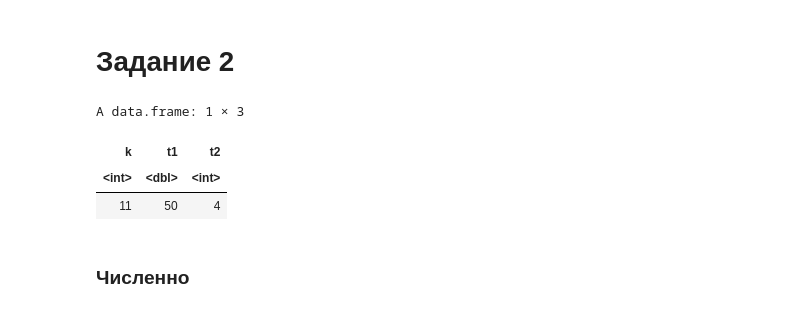
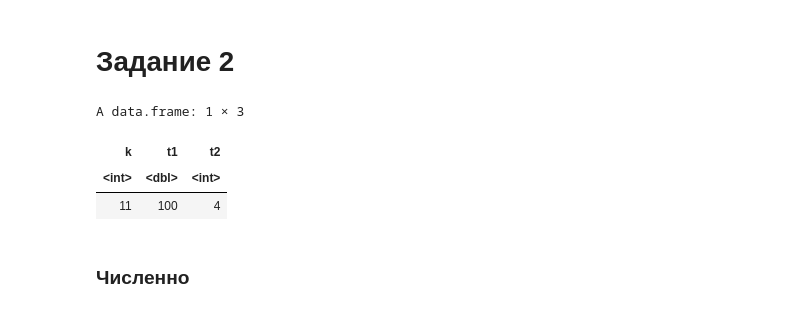
Before and after one commit to DeadlySquad13/t4-2-PerformanceAnalysis__Labs, a Jupyter notebook: Lab3/PerformanceAnalysis__Lab3.ipynb, the cells around one changed output. Saved outputs shown, nothing was run; the diff lists cells and outputs as text; code cells hidden in the pictures.

```diff
--- a/Lab3/PerformanceAnalysis__Lab3.ipynb
+++ b/Lab3/PerformanceAnalysis__Lab3.ipynb
@@ -148,17 +189,17 @@ initial_state_probabilities %*% matrix.power(transition_matrix, k)
 # %%
 variant <- 5
 set.seed(variant)
 k <- sample(c(10:25), 1)
 # Интесивность получалась больше 1, поэтому заменил значение.
 # t1 <- sample(c(14:20), 1)
-t1 <- 50
+t1 <- 100
 t2 <- sample(c(2:5), 1)
 View(data.frame(k, t1, t2))
 # %% [output]
 A data.frame: 1 × 3
 | k | t1 | t2 |
 | <int> | <dbl> | <int> |
-| 11 | 50 | 4 |
+| 11 | 100 | 4 |
 # %% [markdown]
 ### Численно
 # %% [markdown]
```
Also changed, not shown: parts of 25 cells of this notebook, 1 other file.
